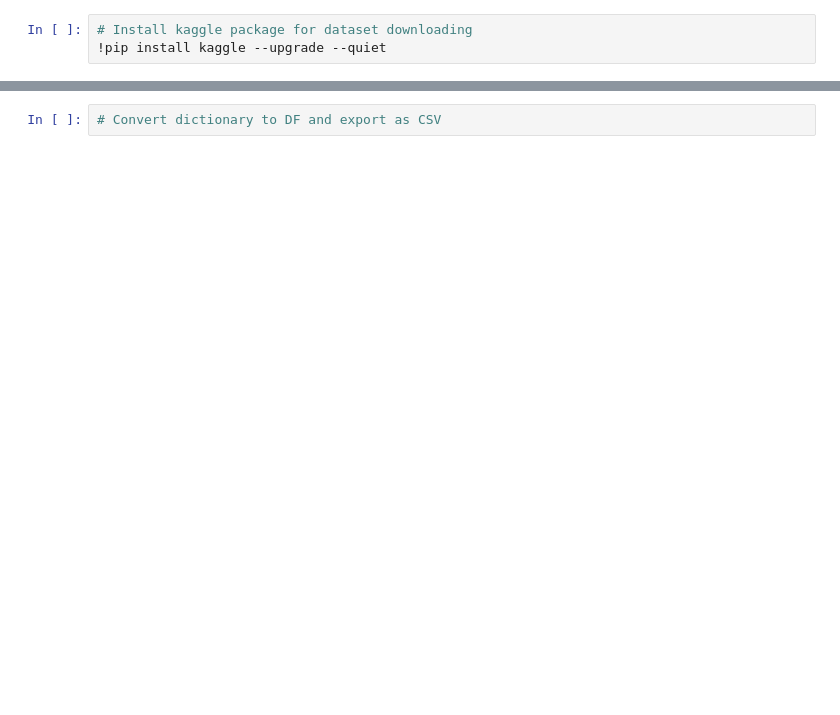
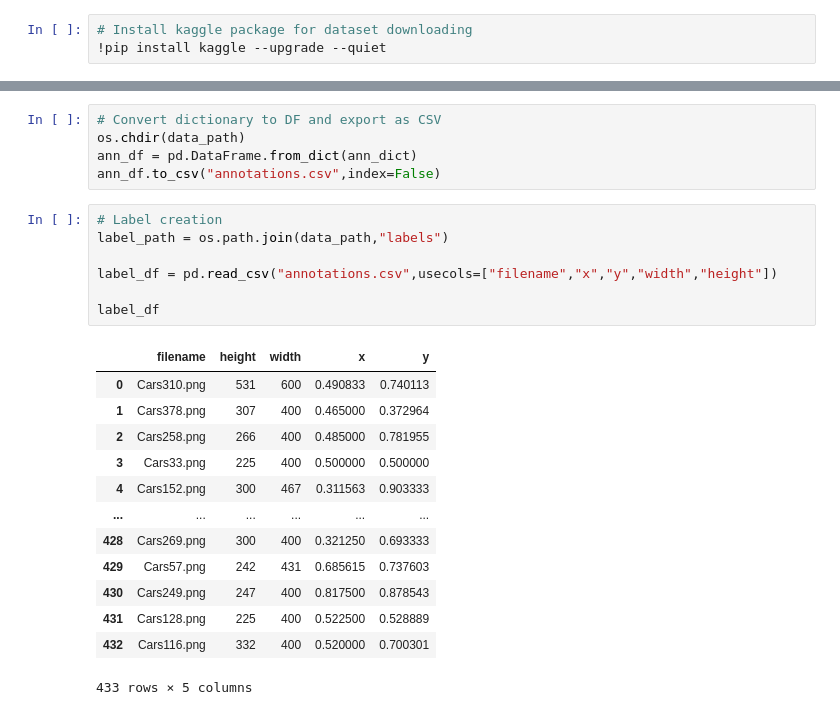
Before and after one commit to GeeksCAT/lector-matricules, a Jupyter notebook: v1_pipeline-test.ipynb, the cells around one changed output, grey strips where cells are left out. Saved outputs shown, nothing was run; the diff lists cells and outputs as text; blank space fills up the shorter version.

Commit message:
Annotation processing

```diff
--- a/v1_pipeline-test.ipynb
+++ b/v1_pipeline-test.ipynb
@@ -225,2 +262,26 @@ Downloading car-plate-detection.zip to /home/noone/smartcatalonia-2021/lector-ma
 # %%
 # Convert dictionary to DF and export as CSV
+os.chdir(data_path)
+ann_df = pd.DataFrame.from_dict(ann_dict)
+ann_df.to_csv("annotations.csv",index=False)
+# %%
+# Label creation
+label_path = os.path.join(data_path,"labels")
+
+label_df = pd.read_csv("annotations.csv",usecols=["filename","x","y","width","height"])
+
+label_df
+# %% [output]
+|  | filename | height | width | x | y |
+| 0 | Cars310.png | 531 | 600 | 0.490833 | 0.740113 |
+| 1 | Cars378.png | 307 | 400 | 0.465000 | 0.372964 |
+| 2 | Cars258.png | 266 | 400 | 0.485000 | 0.781955 |
+| 3 | Cars33.png | 225 | 400 | 0.500000 | 0.500000 |
+| 4 | Cars152.png | 300 | 467 | 0.311563 | 0.903333 |
+| ... | ... | ... | ... | ... | ... |
+| 428 | Cars269.png | 300 | 400 | 0.321250 | 0.693333 |
+| 429 | Cars57.png | 242 | 431 | 0.685615 | 0.737603 |
+| 430 | Cars249.png | 247 | 400 | 0.817500 | 0.878543 |
+| 431 | Cars128.png | 225 | 400 | 0.522500 | 0.528889 |
+| 432 | Cars116.png | 332 | 400 | 0.520000 | 0.700301 |
+433 rows × 5 columns
```
Also changed, not shown: parts of 15 cells of this notebook, 4 other files.
